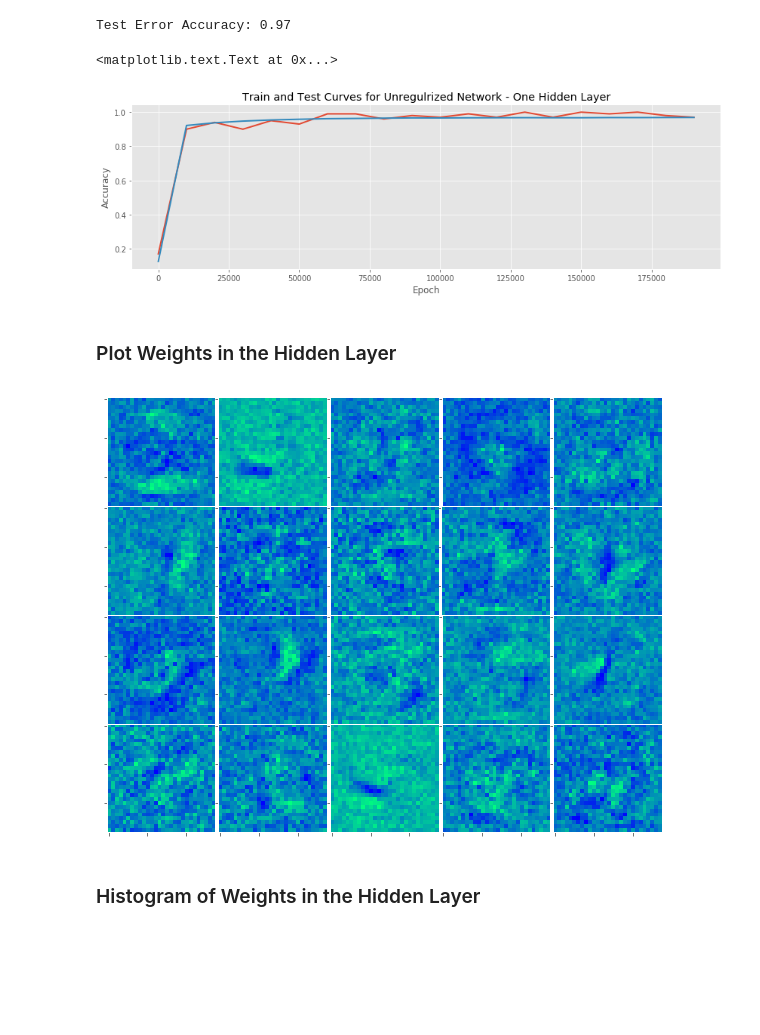
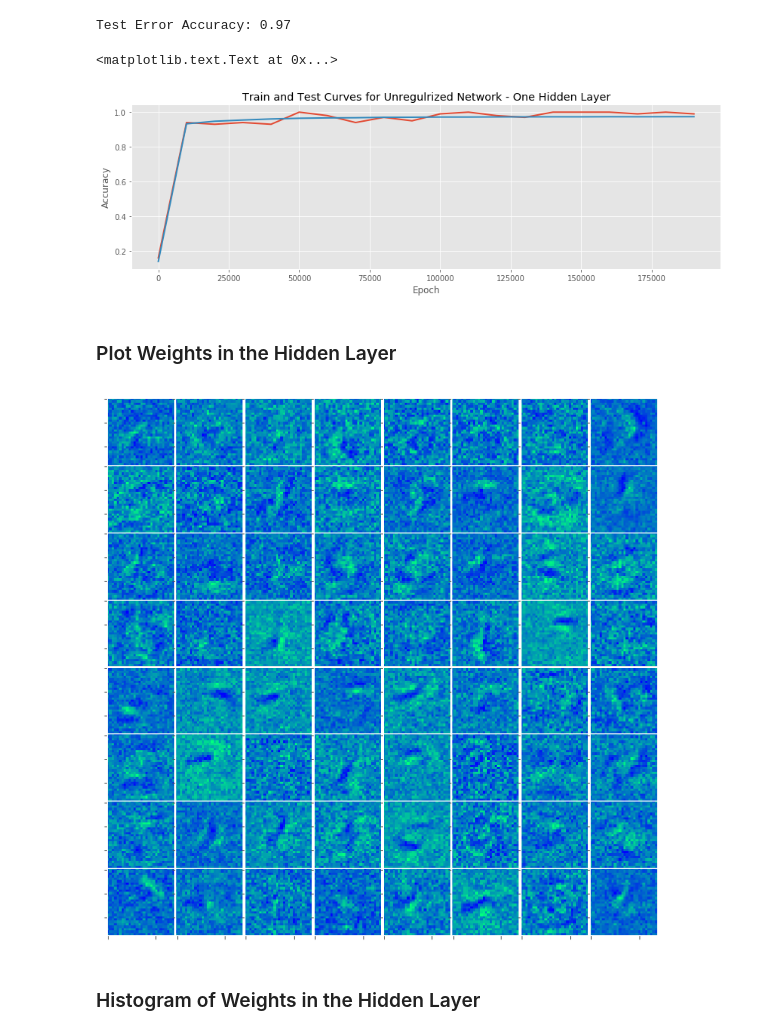
Before and after one commit to madrury/mnist-dropout, a Jupyter notebook: mnist-dropout.ipynb, the cells around one changed output. Saved outputs shown, nothing was run; the diff lists cells and outputs as text; code cells hidden in the pictures; blank space fills up the shorter version.

```diff
--- a/mnist-dropout.ipynb
+++ b/mnist-dropout.ipynb
@@ -119,7 +115,7 @@ x = tf.placeholder(tf.float32, [None, 28*28])
 # Placeholder for input class labels.
 y = tf.placeholder(tf.float32, [None, 10])
 
-n_hidden_units = 28
+n_hidden_units = 64
 n_output_classes = 10
 
 # Hidden Layer.
@@ -197,7 +172,7 @@ ax.set_xlabel("Epoch")
 ax.set_ylabel("Accuracy")
 # %% [output]
 <matplotlib.text.Text at 0x...>
-[figure, old version]
+[figure, new version]
 # %% [markdown]
 ### Plot Weights in the Hidden Layer
 # %%
@@ -208,14 +183,14 @@ def plot_hidden_layer_weights(ax, layer_idx):
     ax.set_xticklabels([])
     ax.set_yticklabels([])
 # %%
-fig, axs = plt.subplots(4, 5, figsize=(10, (4/5.0)*10))
+fig, axs = plt.subplots(8, 8, figsize=(10, 10))
 
 for idx, ax in enumerate(axs.flatten()):
     plot_hidden_layer_weights(ax, idx)
 remove_grid_lines(axs)
 plt.subplots_adjust(wspace=0.0, hspace=0.0)
 # %% [output]
-[figure, old version]
+[figure, new version]
 # %% [markdown]
 ### Histogram of Weights in the Hidden Layer
 # %%
```
Also changed, not shown: parts of 28 cells of this notebook.
